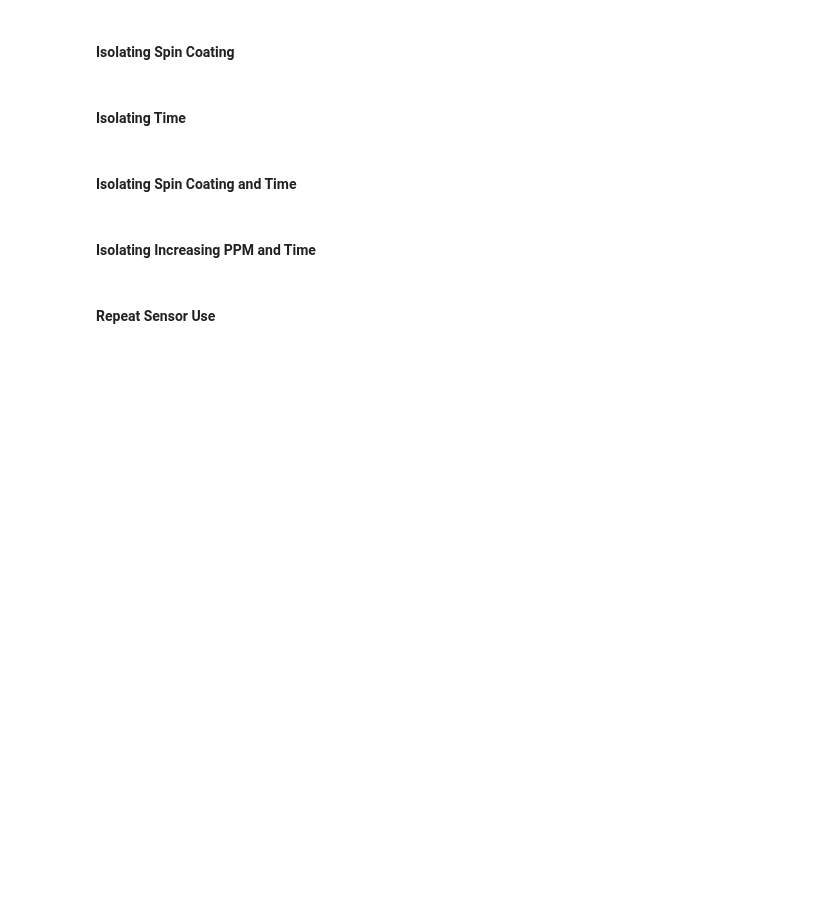
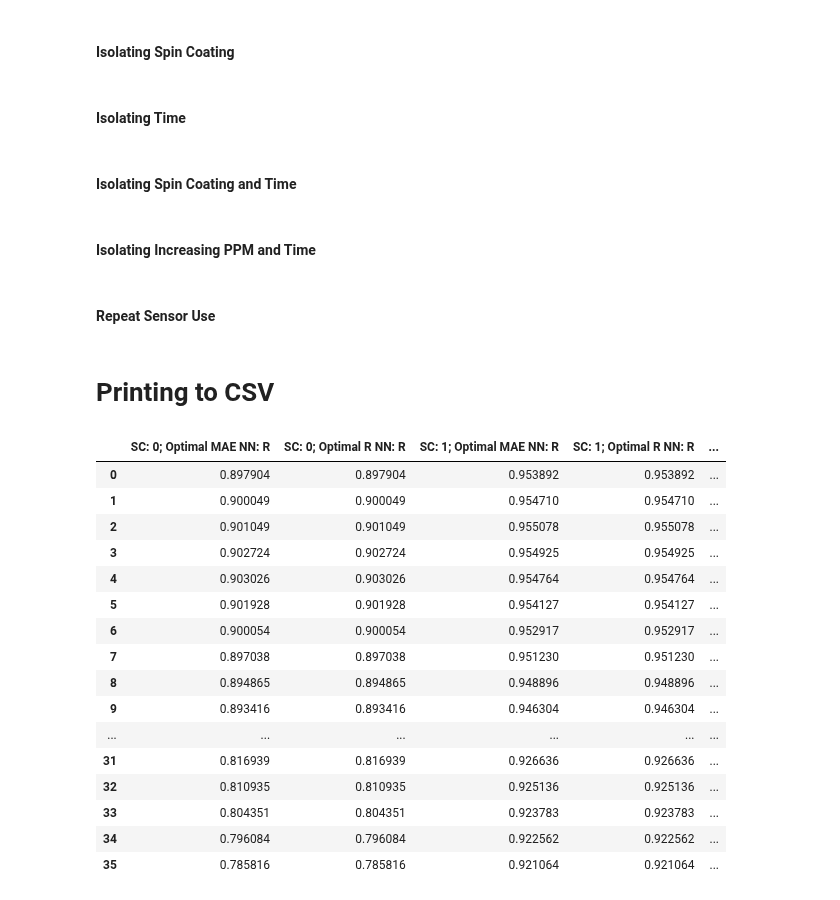
Before and after one commit to siddij3/Machine_Learning_for_Asparagine_GO_FCl, a Jupyter notebook: Asparagine Keras - Pearson.ipynb, the cells around one changed output. Drawn from its saved outputs; the diff is of its cells as text; code cells hidden in the pictures; blank space fills up the shorter version.

Commit message:
CSV the plots for cluster

```diff
--- a/Asparagine Keras - Pearson.ipynb
+++ b/Asparagine Keras - Pearson.ipynb
@@ -576,30 +574,6 @@ plt.legend(loc='center left', bbox_to_anchor=(1, 0.5))
 plt.xlabel('Time (s)')
 plt.ylabel('R')
 plt.show()
-# %%
-increasing_and_time_1_mae = []
-increasing_and_time_0_mae = []
-
-increasing_and_time_1_R = []
-increasing_and_time_0_R = []
-
-for i in range(len(averages_increasing_mae)):
-    increasing_and_time_1_mae.append(averages_increasing_mae[i][1])
-    increasing_and_time_0_mae.append(averages_increasing_mae[i][0])
-
-    increasing_and_time_1_R.append(averages_increasing_R[i][1])
-    increasing_and_time_0_R.append(averages_increasing_R[i][0])
-
-plt.plot(range(start_t_increasing, len(averages_increasing_mae) +start_t_increasing), increasing_and_time_1_mae, label="Spin Coating, MAE")
-plt.plot(range(start_t_increasing, len(averages_increasing_mae) +start_t_increasing), increasing_and_time_0_mae, label="No Spin Coating, MAE")
-
-
-plt.plot(range(start_t_increasing, len(averages_increasing_R) +start_t_increasing), increasing_and_time_1_R, label="Spin Coating, R")
-plt.plot(range(start_t_increasing, len(averages_increasing_R) +start_t_increasing), increasing_and_time_0_R, label="No Spin Coating, R")
-
-plt.legend(loc='center left', bbox_to_anchor=(1, 0.5))
-plt.xlabel('Time (s)')
-plt.ylabel('Mean Absolute Error')
 # %% [markdown]
 #### Repeat Sensor Use
 # %%
@@ -757,3 +755,5 @@ plt.legend(loc='center left', bbox_to_anchor=(1, 0.5))
+# %% [markdown]
+# Printing to CSV
 # %%
 import os
 filepath = r".\\"
@@ -792,0 +781,36 @@ plt_repeat_3_R
+# %%
+
+dict_sc_time = pd.DataFrame({
+    "SC: 0;  Optimal MAE NN: R"    : [R_of_sct_mae[i][0] for i in range(len(R_of_sct_mae))],
+    "SC: 0;  Optimal R NN: R"      : [R_of_sct_R[i][0] for i in range(len(R_of_sct_R))],
+
+    "SC: 1;  Optimal MAE NN: R"    : [R_of_sct_mae[i][1] for i in range(len(R_of_sct_mae))],
+    "SC: 1;  Optimal R NN: R"      : [R_of_sct_R[i][1] for i in range(len(R_of_sct_R))],
+
+    "SC: 0;  Optimal MAE NN: MAE"  : [mae_of_sct_mae[i][0] for i in range(len(mae_of_sct_mae))],
+    "SC: 0;  Optimal R NN: MAE"    : [mae_of_sct_R[i][0] for i in range(len(mae_of_sct_R))],
+
+    "SC: 1;  Optimal MAE NN: MAE"  : [mae_of_sct_mae[i][1] for i in range(len(mae_of_sct_mae))],
+    "SC: 1; Optimal R NN: MAE"    : [mae_of_sct_R[i][1] for i in range(len(mae_of_sct_R))]
+    })
+
+display(dict_sc_time)
+#dict_sc.to_csv('time.csv', index=False)
+# %% [output]
+|  | SC: 0; Optimal MAE NN: R | SC: 0; Optimal R NN: R | SC: 1; Optimal MAE NN: R | SC: 1; Optimal R NN: R | ... |
+| 0 | 0.897904 | 0.897904 | 0.953892 | 0.953892 | ... |
+| 1 | 0.900049 | 0.900049 | 0.954710 | 0.954710 | ... |
+| 2 | 0.901049 | 0.901049 | 0.955078 | 0.955078 | ... |
+| 3 | 0.902724 | 0.902724 | 0.954925 | 0.954925 | ... |
+| 4 | 0.903026 | 0.903026 | 0.954764 | 0.954764 | ... |
+| 5 | 0.901928 | 0.901928 | 0.954127 | 0.954127 | ... |
+| 6 | 0.900054 | 0.900054 | 0.952917 | 0.952917 | ... |
+| 7 | 0.897038 | 0.897038 | 0.951230 | 0.951230 | ... |
+| 8 | 0.894865 | 0.894865 | 0.948896 | 0.948896 | ... |
+| 9 | 0.893416 | 0.893416 | 0.946304 | 0.946304 | ... |
+| ... | ... | ... | ... | ... | ... |
+| 31 | 0.816939 | 0.816939 | 0.926636 | 0.926636 | ... |
+| 32 | 0.810935 | 0.810935 | 0.925136 | 0.925136 | ... |
+| 33 | 0.804351 | 0.804351 | 0.923783 | 0.923783 | ... |
+| 34 | 0.796084 | 0.796084 | 0.922562 | 0.922562 | ... |
+| 35 | 0.785816 | 0.785816 | 0.921064 | 0.921064 | ... |
```
Also changed, not shown: parts of 13 cells of this notebook.
